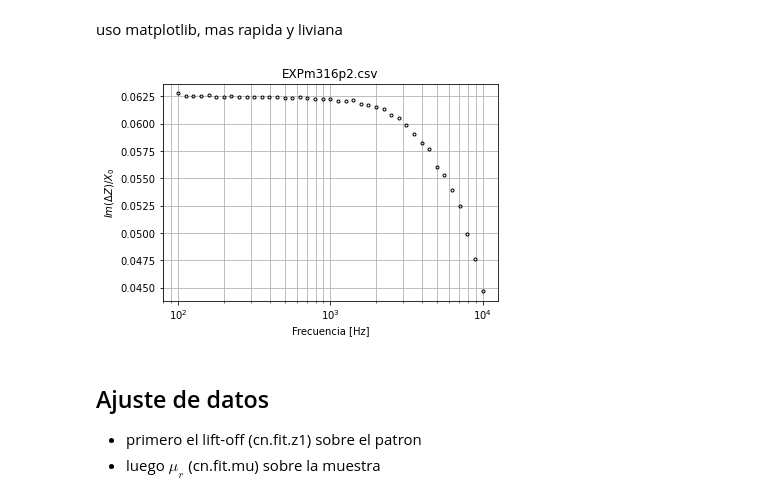
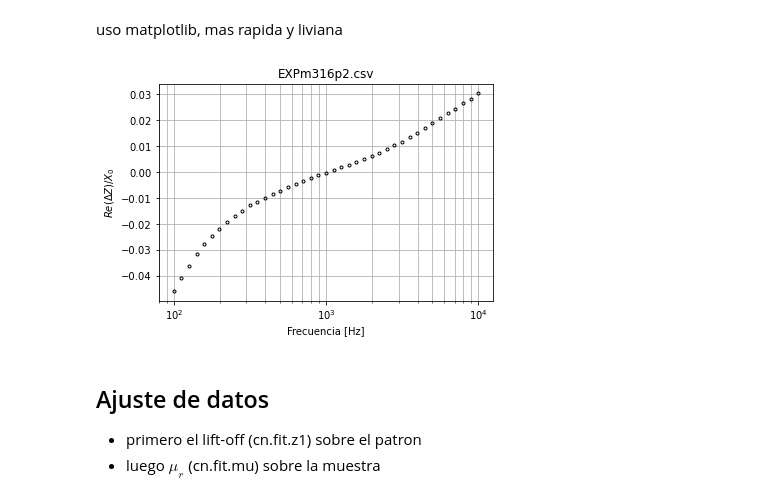
Before and after one commit to carabedo/iamend_ci_tutorial, a Jupyter notebook: ejemplo_ajustes.ipynb, the cells around one changed output. Drawn from its saved outputs; the diff is of its cells as text; code cells hidden in the pictures.

```diff
--- a/ejemplo_ajustes.ipynb
+++ b/ejemplo_ajustes.ipynb
@@ -63,9 +86,9 @@ a=ci.plt.semilog(f,datacorr)
 # %% [markdown]
 uso matplotlib, mas rapida y liviana
 # %%
-ci.plt.im(f,datacorr,1)
+ci.plt.re(f,datacorr,1)
 # %% [output]
-[figure, old version]
+[figure, new version]
 # %% [markdown]
 ## Ajuste de datos
 * primero el lift-off (cn.fit.z1) sobre el patron
```
Also changed, not shown: parts of 12 cells of this notebook, 2 other files.
